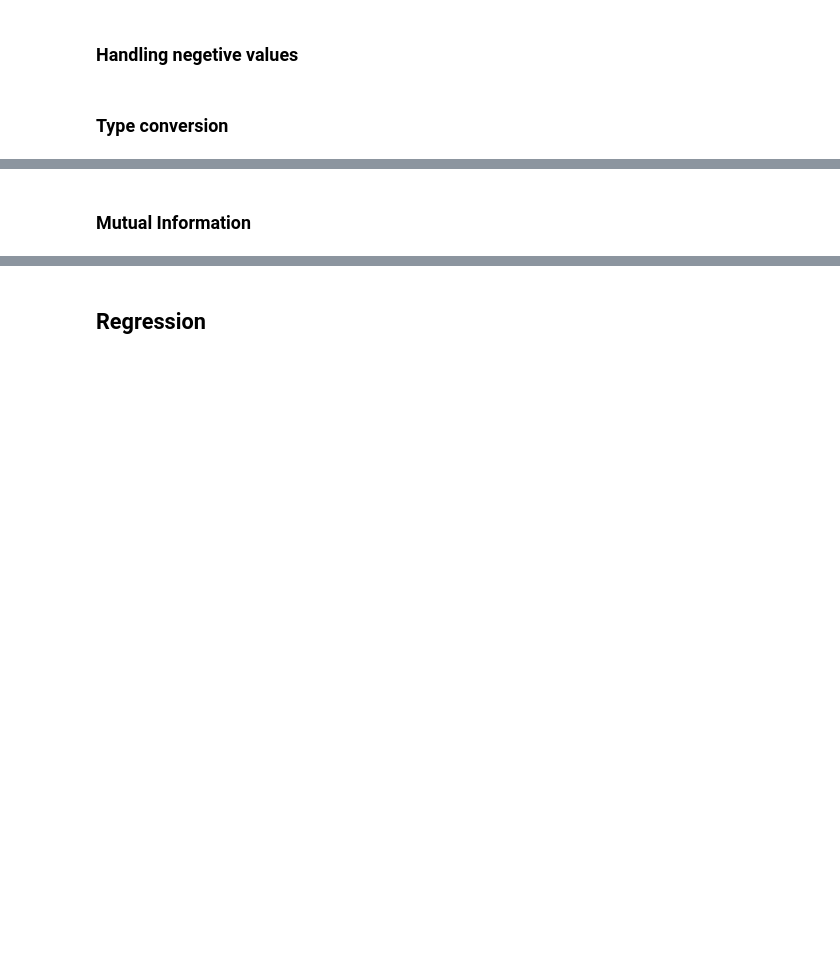
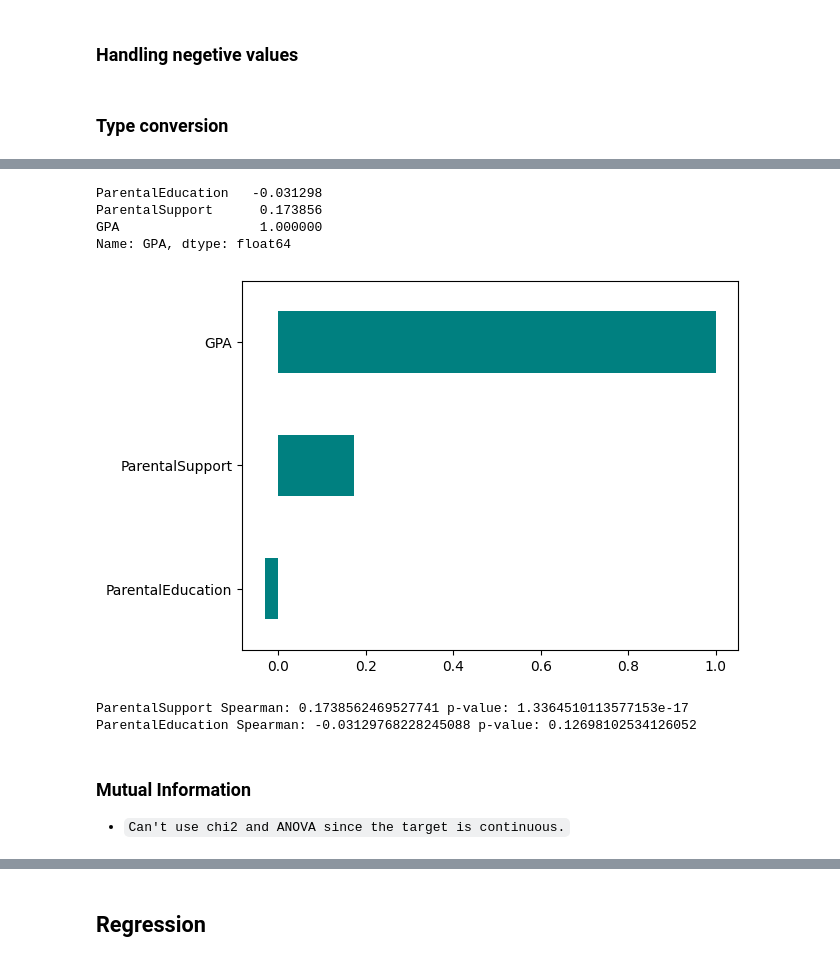
Before and after one commit to ahnayef/Code-Practice, a Jupyter notebook: Codes/ML/Project/Grade.ipynb, the cells around one changed output, grey strips where cells are left out. Saved outputs shown, nothing was run; the diff lists cells and outputs as text; code cells hidden in the pictures; blank space fills up the shorter version.

````diff
--- a/Codes/ML/Project/Grade.ipynb
+++ b/Codes/ML/Project/Grade.ipynb
@@ -154,3 +159,11 @@ for col in all_cols:
+# %%
+target_columns = ['Gender', 'Tutoring', 'Extracurricular', 'Sports', 'Music', 'Volunteering']
+
+# Line 1: Create a boolean mask for valid rows across all specified columns
+is_valid_row = df[target_columns].isin([0, 1]).all(axis=1)
+
+# Line 2: Filter the DataFrame using the mask to keep only valid rows
+df = df.loc[is_valid_row]
 # %%
 X = df.drop(columns=['GPA'])
 Y = df['GPA']
@@ -156,0 +172,10 @@ Y = df['GPA']
+# %%
+selected_cols = ['StudyTimeWeekly', 'Absences', 'Tutoring', 'ParentalSupport']
+
+for col in selected_cols:
+    uniqueCol = df[col]
+    print(f'{col}: {uniqueCol.unique()}\n')
+
+min_max_summary = df[selected_cols].agg(['min', 'max'])
+
+print(min_max_summary)
@@ -179,2 +218,26 @@ Volunteering                   NaN       NaN       NaN           NaN
+# %%
+sep_cols = ["ParentalEducation", "ParentalSupport", "GPA"]
+spearman = df[sep_cols].corr(method='spearman')
+print(spearman["GPA"])
+
+pd.Series(spearman["GPA"]).plot(kind='barh', color='teal')
+plt.show()
+
+
+from scipy.stats import spearmanr
+
+for col in ["ParentalSupport", "ParentalEducation"]:
+    rho, p = spearmanr(df[col], df["GPA"])
+    print(col, "Spearman:", rho, "p-value:", p)
+# %% [output]
+ParentalEducation   -0.031298
+ParentalSupport      0.173856
+GPA                  1.000000
+Name: GPA, dtype: float64
+[figure, added]
+ParentalSupport Spearman: 0.1738562469527741 p-value: 1.3364510113577153e-17
+ParentalEducation Spearman: -0.03129768228245088 p-value: 0.12698102534126052
 # %% [markdown]
 ### Mutual Information
+
+- ```Can't use chi2 and ANOVA since the target is continuous.```
````
Also changed, not shown: parts of 25 cells of this notebook, 4 other files.
